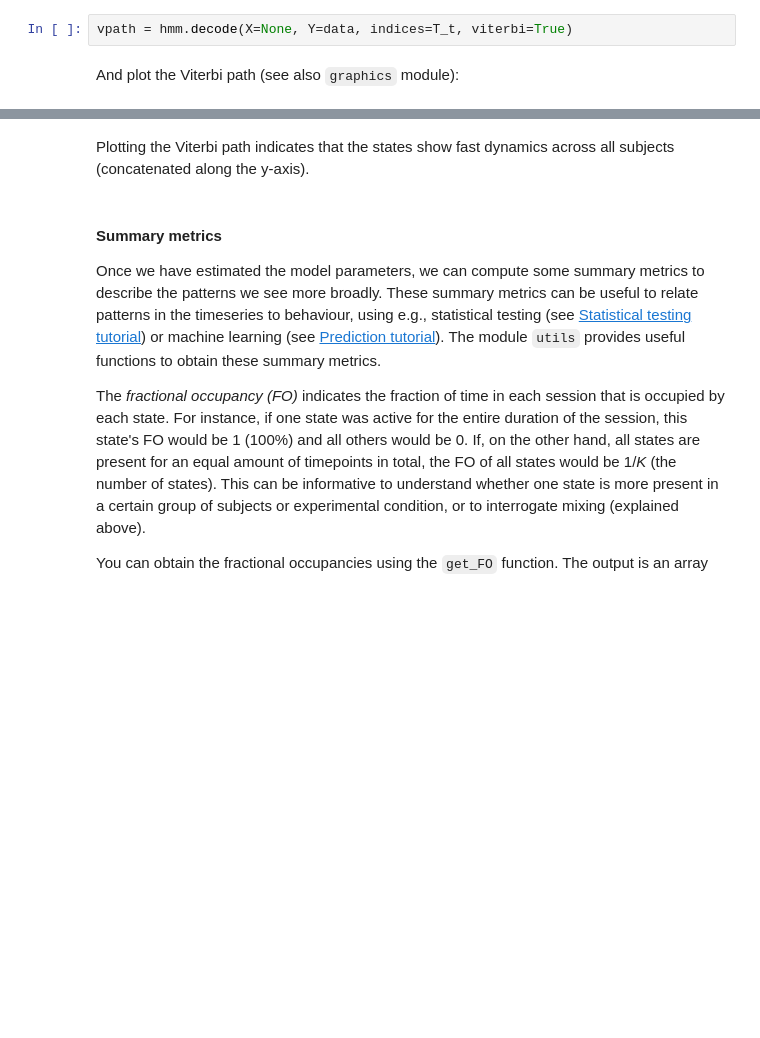
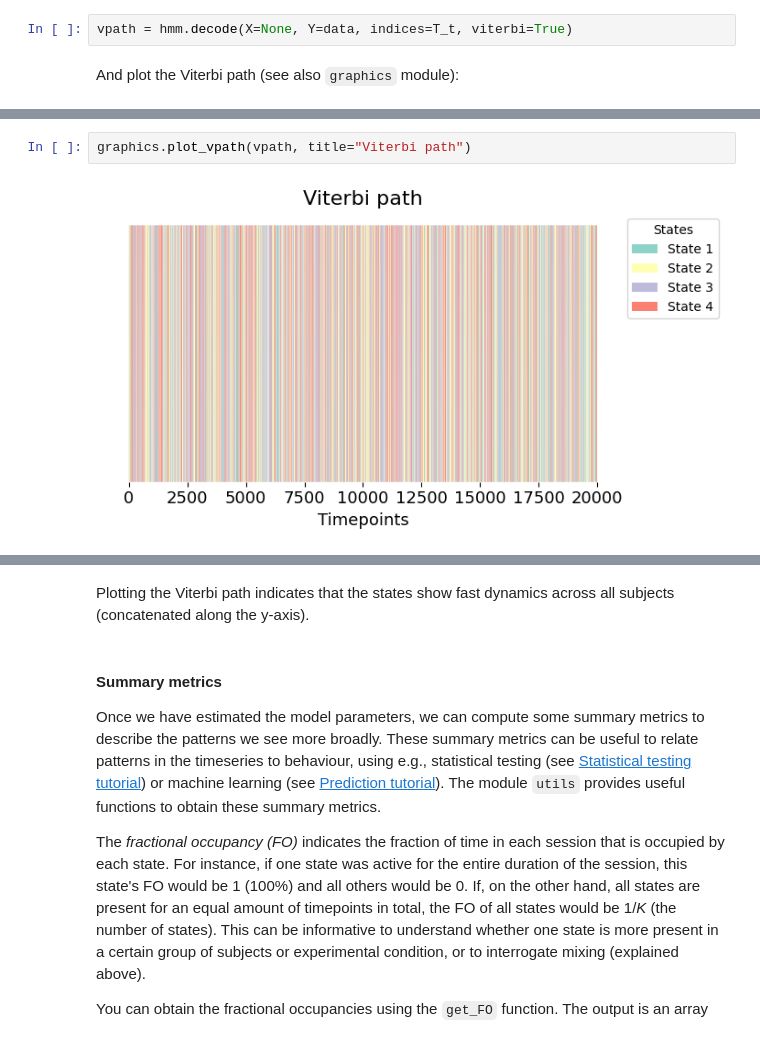
Before and after one commit to vidaurre/glhmm, a Jupyter notebook: docs/notebooks/GaussianHMM_example.ipynb, the cells around one changed output, grey strips where cells are left out. Saved outputs shown, nothing was run; the diff lists cells and outputs as text; blank space fills up the shorter version.

```diff
--- a/docs/notebooks/GaussianHMM_example.ipynb
+++ b/docs/notebooks/GaussianHMM_example.ipynb
@@ -221,0 +183,4 @@ plt.show()
+# %%
+graphics.plot_vpath(vpath, title="Viterbi path")
+# %% [output]
+[figure, added]
```
Also changed, not shown: parts of 28 cells of this notebook, 21 other files.
